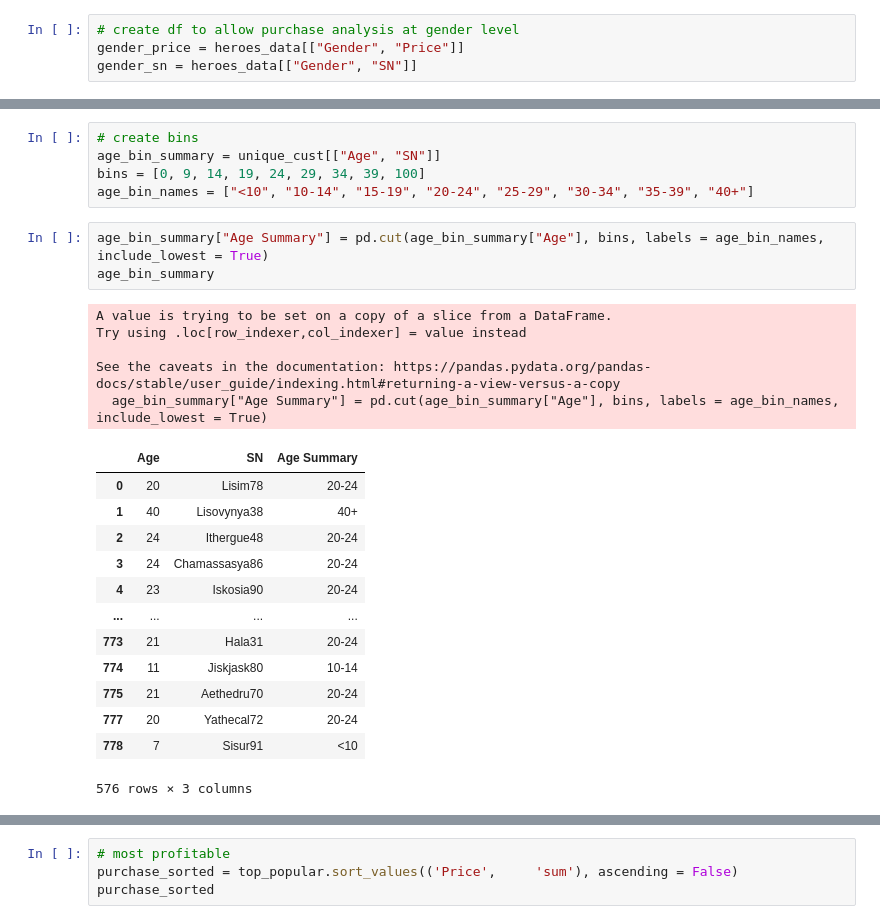
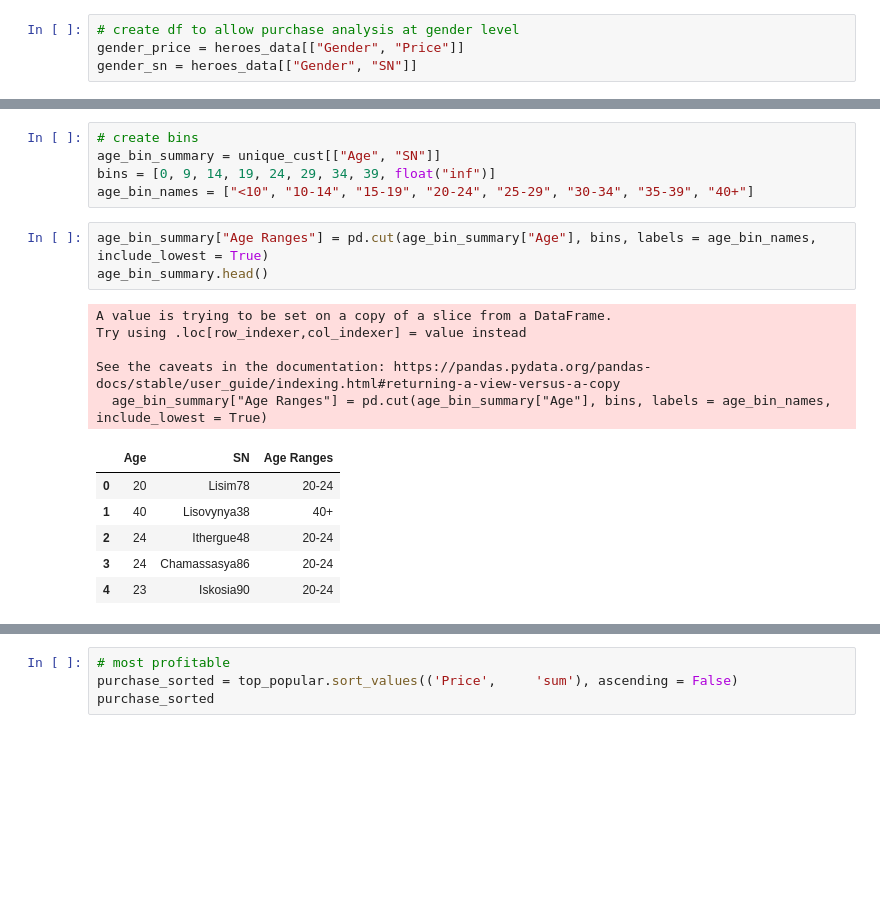
Before and after one commit to afreedman4564/Heroes-Pymoli, a Jupyter notebook: HeroesOfPymoli/HeroesOfPymoli.ipynb, the cells around one changed output, grey strips where cells are left out. Saved outputs shown, nothing was run; the diff lists cells and outputs as text; blank space fills up the shorter version.

```diff
--- a/HeroesOfPymoli/HeroesOfPymoli.ipynb
+++ b/HeroesOfPymoli/HeroesOfPymoli.ipynb
@@ -110,27 +112,20 @@ gender_pur_df
 # %%
 # create bins
 age_bin_summary = unique_cust[["Age", "SN"]]
-bins = [0, 9, 14, 19, 24, 29, 34, 39, 100]
+bins = [0, 9, 14, 19, 24, 29, 34, 39, float("inf")]
 age_bin_names = ["<10", "10-14", "15-19", "20-24", "25-29", "30-34", "35-39", "40+"]
 # %%
-age_bin_summary["Age Summary"] = pd.cut(age_bin_summary["Age"], bins, labels = age_bin_names, include_lowest = True)
-age_bin_summary
+age_bin_summary["Age Ranges"] = pd.cut(age_bin_summary["Age"], bins, labels = age_bin_names, include_lowest = True)
+age_bin_summary.head()
 # %% [output]
 A value is trying to be set on a copy of a slice from a DataFrame.
 Try using .loc[row_indexer,col_indexer] = value instead
 
 See the caveats in the documentation: https://pandas.pydata.org/pandas-docs/stable/user_guide/indexing.html#returning-a-view-versus-a-copy
-  age_bin_summary["Age Summary"] = pd.cut(age_bin_summary["Age"], bins, labels = age_bin_names, include_lowest = True)
+  age_bin_summary["Age Ranges"] = pd.cut(age_bin_summary["Age"], bins, labels = age_bin_names, include_lowest = True)
-|  | Age | SN | Age Summary |
+|  | Age | SN | Age Ranges |
 | 0 | 20 | Lisim78 | 20-24 |
 | 1 | 40 | Lisovynya38 | 40+ |
 | 2 | 24 | Ithergue48 | 20-24 |
 | 3 | 24 | Chamassasya86 | 20-24 |
 | 4 | 23 | Iskosia90 | 20-24 |
-| ... | ... | ... | ... |
-| 773 | 21 | Hala31 | 20-24 |
-| 774 | 11 | Jiskjask80 | 10-14 |
-| 775 | 21 | Aethedru70 | 20-24 |
-| 777 | 20 | Yathecal72 | 20-24 |
-| 778 | 7 | Sisur91 | <10 |
-576 rows × 3 columns
```
Also changed, not shown: parts of 13 cells of this notebook.
